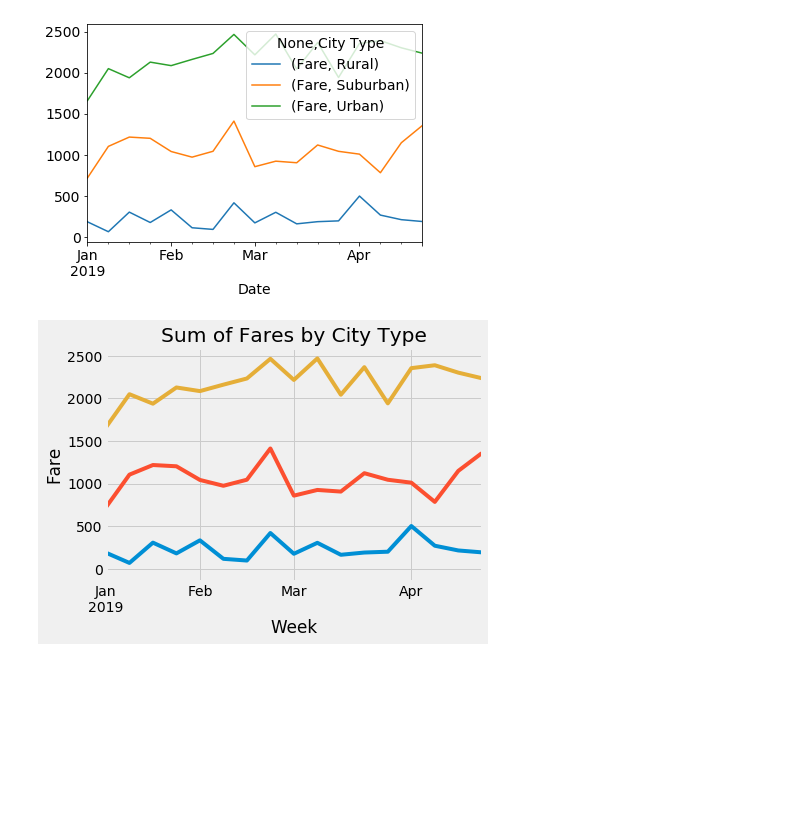
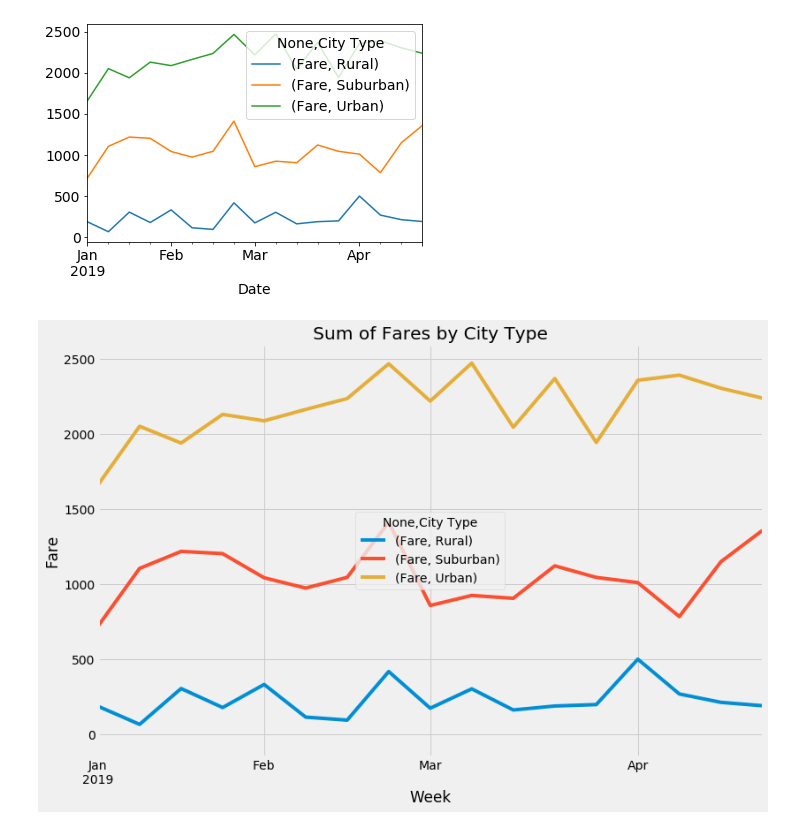
Before and after one commit to swund283/PyBer_Analysis, a Jupyter notebook: PyBer.ipynb, the cells around one changed output. Cells and saved outputs as stored; diff of their text form; code cells hidden in the pictures; blank space fills up the shorter version.

Commit message:
Final Graphs

```diff
--- a/PyBer.ipynb
+++ b/PyBer.ipynb
@@ -1011,28 +1011,33 @@ ax = week_dates_pt.plot()
 [figure]
 # %%
 plt.style.use('fivethirtyeight')
+fig_size = plt.rcParams["figure.figsize"]
+fig_size[0] = 12
+fig_size[1] = 8
+plt.rcParams["figure.figsize"] = fig_size
+
 
 x = np.linspace(0, 10)
 
 # Fixing random state for reproducibility
 np.random.seed(19680801)
 
 ax = week_dates_pt.plot()
 
 ax.plot(x, np.sin(x) + x + np.random.randn(50))
 ax.plot(x, np.sin(x) + 0.5 * x + np.random.randn(50))
 ax.plot(x, np.sin(x) + 2 * x + np.random.randn(50))
 ax.plot(x, np.sin(x) - 0.5 * x + np.random.randn(50))
 ax.plot(x, np.sin(x) - 2 * x + np.random.randn(50))
 ax.plot(x, np.sin(x) + np.random.randn(50))
 ax.set_title("Sum of Fares by City Type")
 ax.set_xlabel("Week")
 ax.set_ylabel("Fare")
-ax.get_legend().remove()
+
 
 # Save Figure
 plt.savefig("analysis/Sum_of_fares_by_city_type")
 
 plt.show()
 # %% [output]
-[figure, old version]
+[figure, new version]
```
